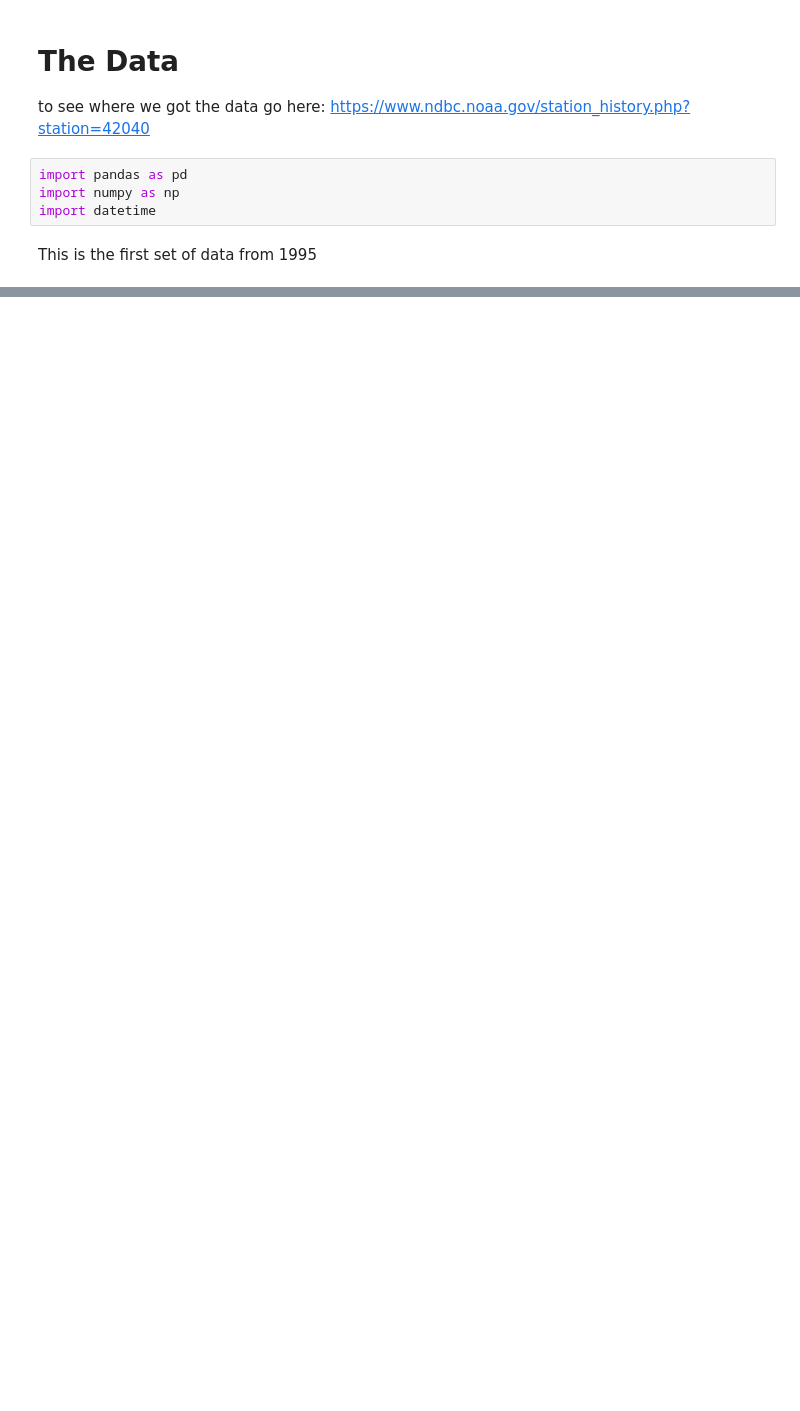
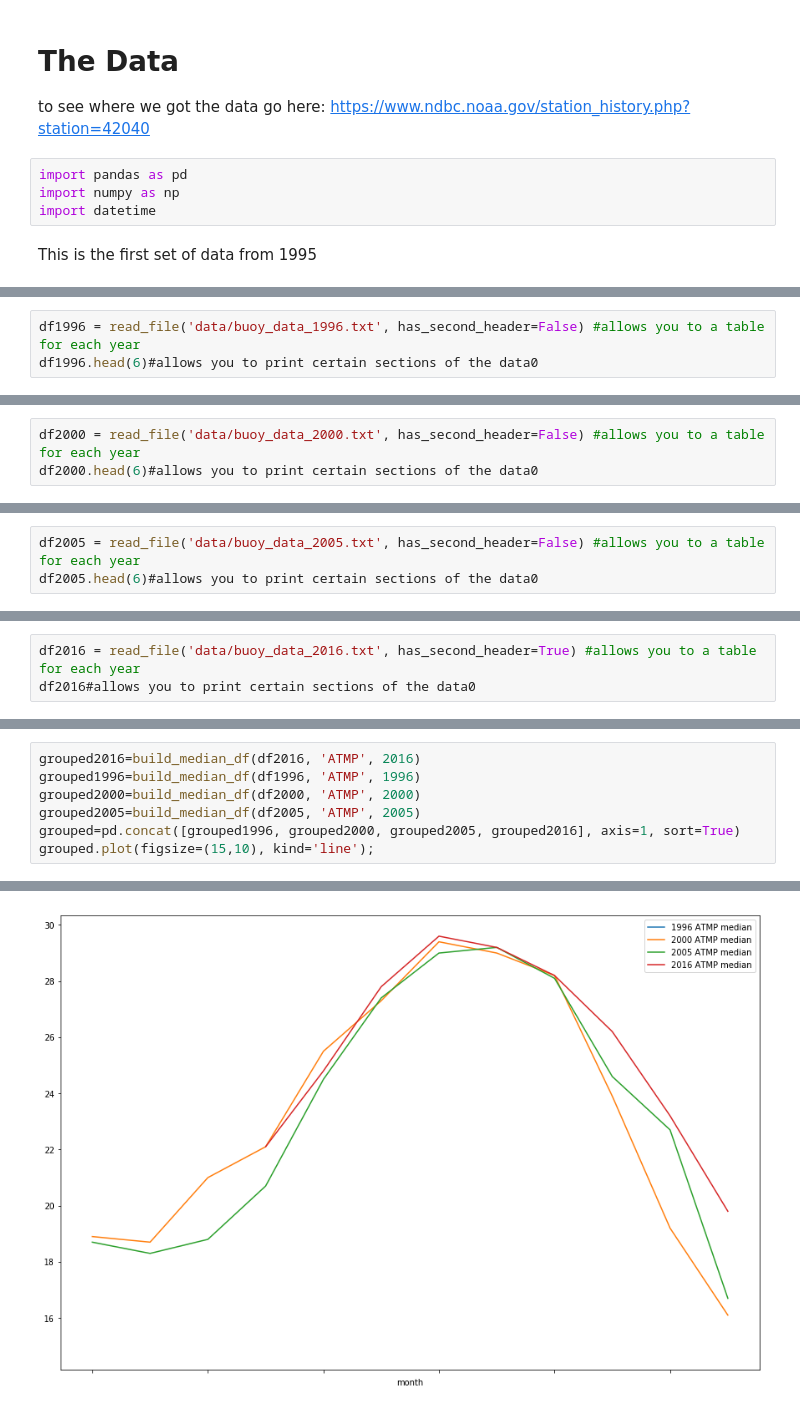
Before and after one commit to jxfischer/buoy-data-analysis, a Jupyter notebook: Pandas_Experiment_Pre-Final.ipynb, the cells around one changed output, grey strips where cells are left out. Saved outputs shown, nothing was run; the diff lists cells and outputs as text; blank space fills up the shorter version.

```diff
--- a/Pandas_Experiment_Pre-Final.ipynb
+++ b/Pandas_Experiment_Pre-Final.ipynb
@@ -617,0 +16,3 @@ grouped.plot(figsize=(15,10), kind='line');
+# %%
+df1996 = read_file('data/buoy_data_1996.txt', has_second_header=False) #allows you to a table for each year
+df1996.head(6)#allows you to print certain sections of the data0
@@ -617,0 +28,3 @@ grouped.plot(figsize=(15,10), kind='line');
+# %%
+df2000 = read_file('data/buoy_data_2000.txt', has_second_header=False) #allows you to a table for each year
+df2000.head(6)#allows you to print certain sections of the data0
@@ -617,0 +88,3 @@ grouped.plot(figsize=(15,10), kind='line');
+# %%
+df2005 = read_file('data/buoy_data_2005.txt', has_second_header=False) #allows you to a table for each year
+df2005.head(6)#allows you to print certain sections of the data0
@@ -617,0 +222,3 @@ grouped.plot(figsize=(15,10), kind='line');
+# %%
+df2016 = read_file('data/buoy_data_2016.txt', has_second_header=True) #allows you to a table for each year
+df2016#allows you to print certain sections of the data0
@@ -617,0 +257,8 @@ grouped.plot(figsize=(15,10), kind='line');
+# %%
+grouped2016=build_median_df(df2016, 'ATMP', 2016)
+grouped1996=build_median_df(df1996, 'ATMP', 1996)
+grouped2000=build_median_df(df2000, 'ATMP', 2000)
+grouped2005=build_median_df(df2005, 'ATMP', 2005)
+grouped=pd.concat([grouped1996, grouped2000, grouped2005, grouped2016], axis=1, sort=True)
+grouped.plot(figsize=(15,10), kind='line');
+# %% [output]
@@ -617,0 +282 @@ grouped.plot(figsize=(15,10), kind='line');
+[figure, added]
```
Also changed, not shown: parts of 47 cells of this notebook, 1 other file.
